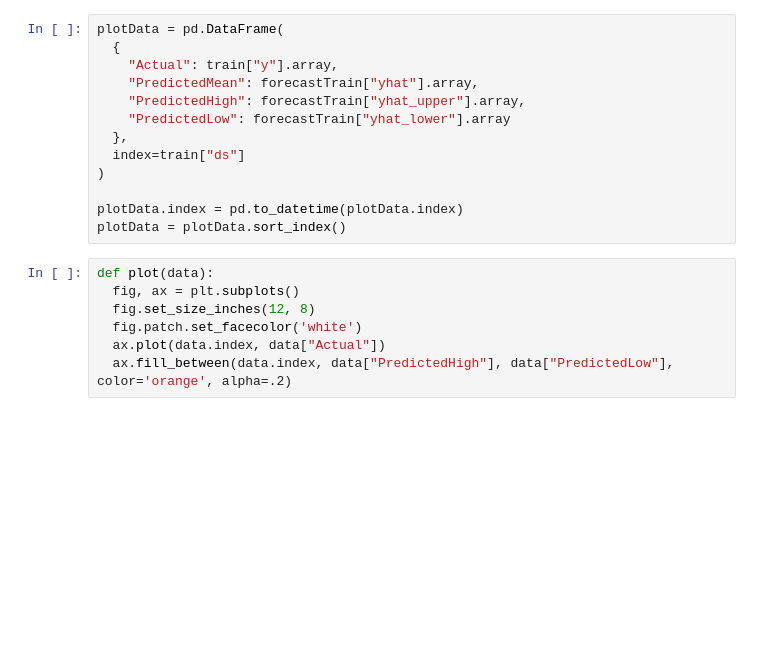
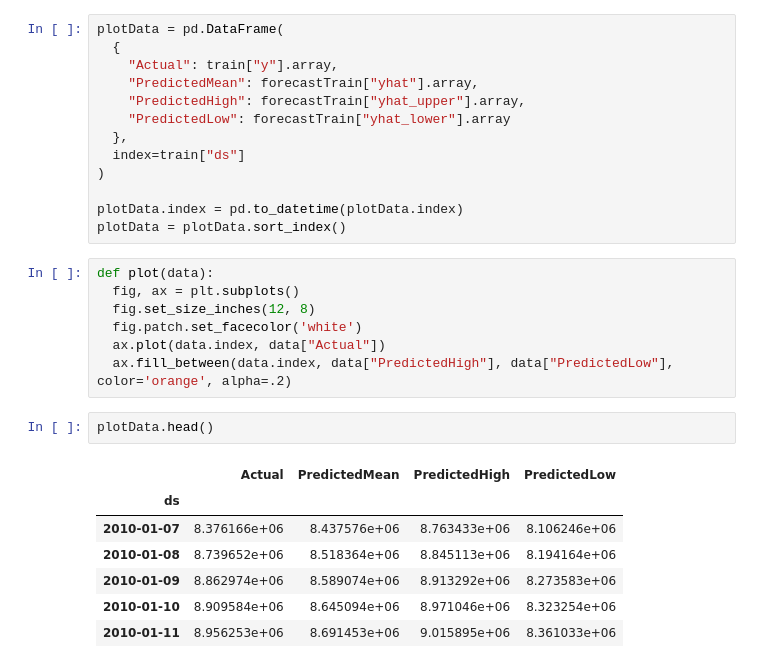
Before and after one commit to nzzdev/energyconsumption-zurich-model, a Jupyter notebook: src/TrainFinalModel.ipynb, the cells around one changed output. Saved outputs shown, nothing was run; the diff lists cells and outputs as text; blank space fills up the shorter version.

```diff
--- a/src/TrainFinalModel.ipynb
+++ b/src/TrainFinalModel.ipynb
@@ -127,5 +149,15 @@ def plot(data):
   fig.patch.set_facecolor('white')
   ax.plot(data.index, data["Actual"])
   ax.fill_between(data.index, data["PredictedHigh"], data["PredictedLow"], color='orange', alpha=.2)
+# %%
+plotData.head()
+# %% [output]
+|  | Actual | PredictedMean | PredictedHigh | PredictedLow |
+| ds |  |  |  |  |
+| 2010-01-07 | 8.376166e+06 | 8.437576e+06 | 8.763433e+06 | 8.106246e+06 |
+| 2010-01-08 | 8.739652e+06 | 8.518364e+06 | 8.845113e+06 | 8.194164e+06 |
+| 2010-01-09 | 8.862974e+06 | 8.589074e+06 | 8.913292e+06 | 8.273583e+06 |
+| 2010-01-10 | 8.909584e+06 | 8.645094e+06 | 8.971046e+06 | 8.323254e+06 |
+| 2010-01-11 | 8.956253e+06 | 8.691453e+06 | 9.015895e+06 | 8.361033e+06 |
 # %%
 plot(plotData)
```
Also changed, not shown: parts of 15 cells of this notebook, 5 other files.
